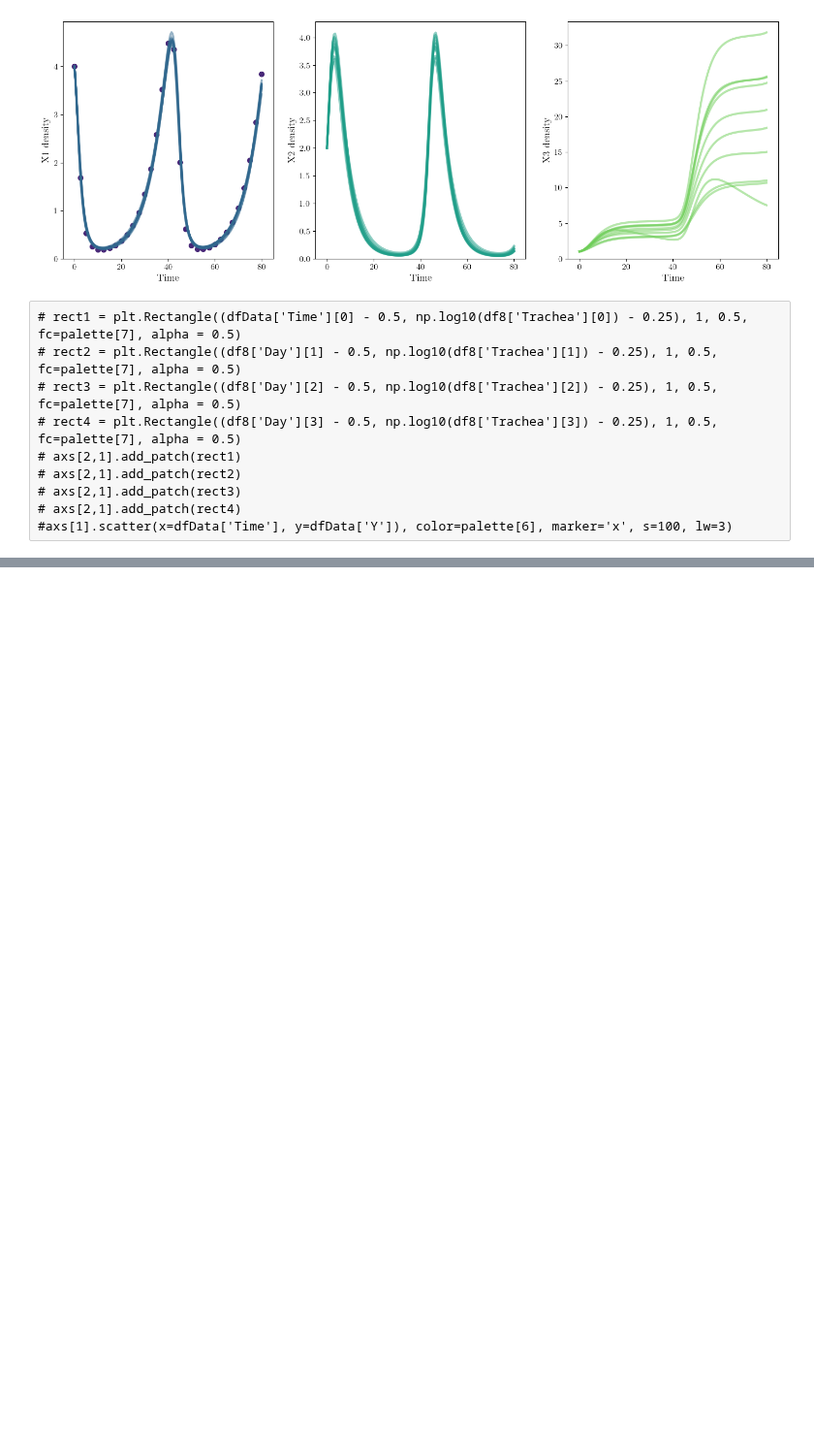
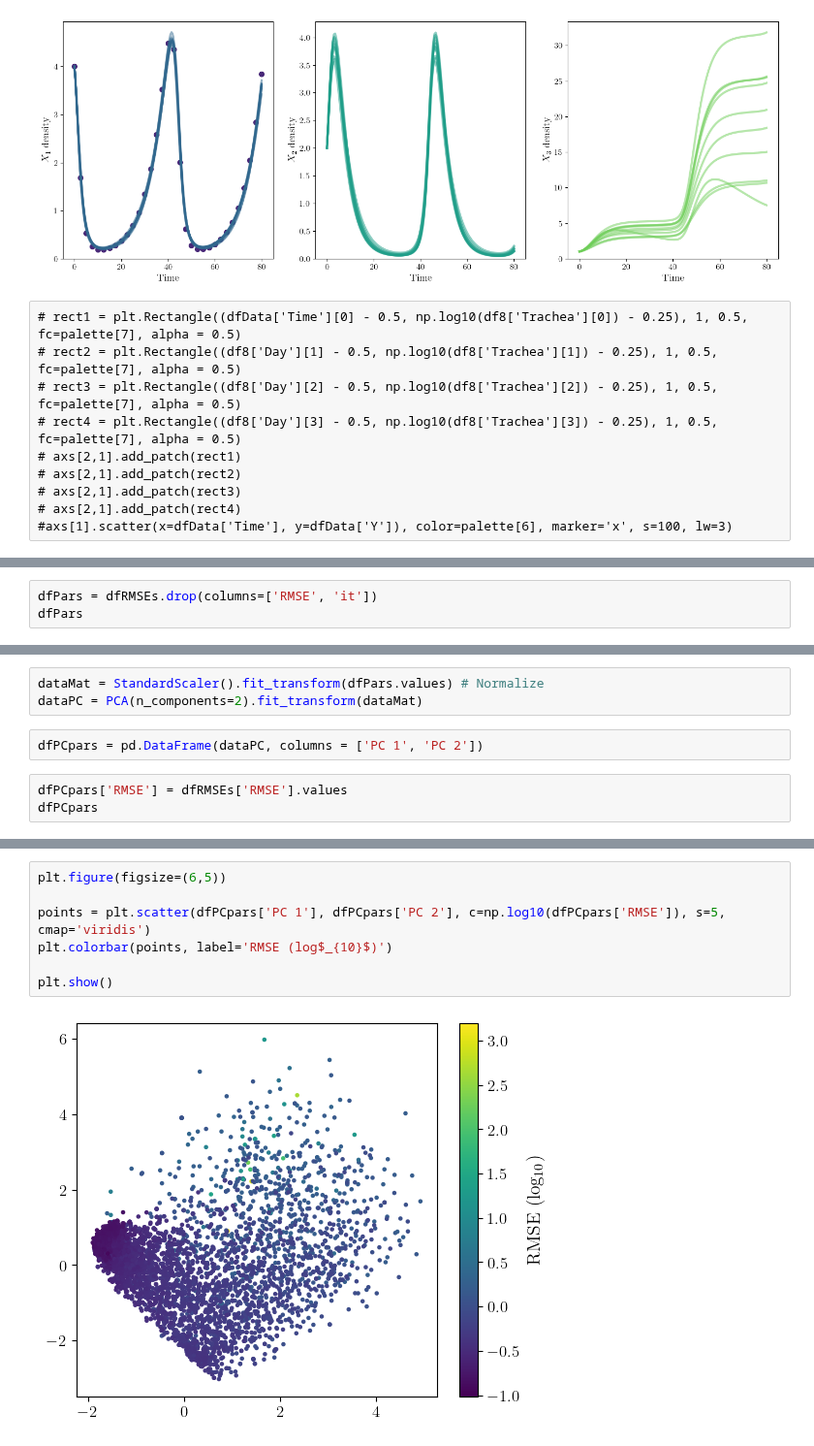
Before and after one commit to systemsmedicine/CrossLabFit, a Jupyter notebook: pyNotebooks/LotkVolterra.ipynb, the cells around one changed output, grey strips where cells are left out. Shown at 97% size. Drawn from its saved outputs; the diff is of its cells as text; blank space fills up the shorter version.

```diff
--- a/pyNotebooks/LotkVolterra.ipynb
+++ b/pyNotebooks/LotkVolterra.ipynb
@@ -145,0 +156,3 @@ plt.show()
+# %%
+dfPars = dfRMSEs.drop(columns=['RMSE', 'it'])
+dfPars
@@ -145,0 +173,8 @@ plt.show()
+# %%
+dataMat = StandardScaler().fit_transform(dfPars.values) # Normalize
+dataPC = PCA(n_components=2).fit_transform(dataMat)
+# %%
+dfPCpars = pd.DataFrame(dataPC, columns = ['PC 1', 'PC 2'])
+# %%
+dfPCpars['RMSE'] = dfRMSEs['RMSE'].values
+dfPCpars
@@ -145,0 +195,9 @@ plt.show()
+# %%
+plt.figure(figsize=(6,5))
+
+points = plt.scatter(dfPCpars['PC 1'], dfPCpars['PC 2'], c=np.log10(dfPCpars['RMSE']), s=5, cmap='viridis')
+plt.colorbar(points, label='RMSE (log$_{10}$)')
+
+plt.show()
+# %% [output]
+[figure, added]
```
Also changed, not shown: parts of 7 cells of this notebook, 3 other files.
